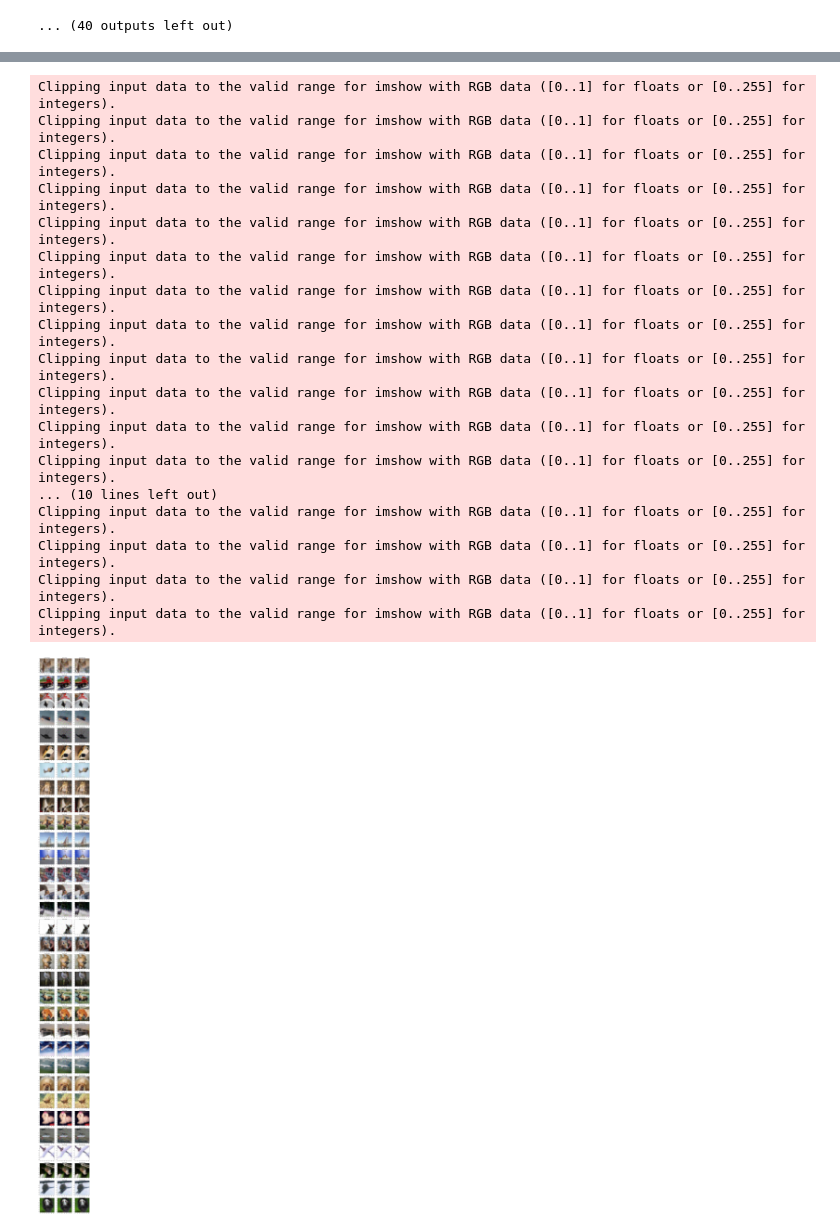
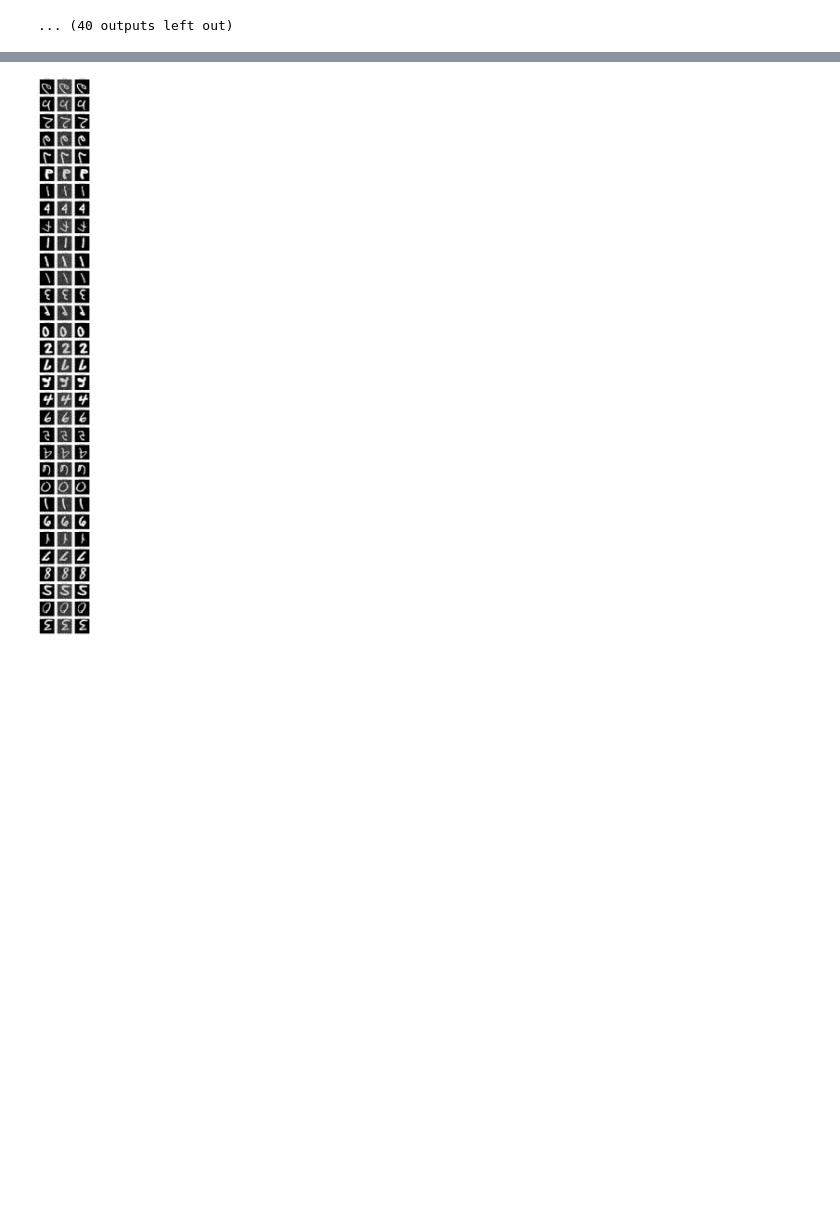
Before and after one commit to zaccharieramzi/understanding-unets, a Jupyter notebook: study.ipynb, the cells around one changed output, grey strips where cells are left out. Saved outputs shown, nothing was run; the diff lists cells and outputs as text; code cells hidden in the pictures; blank space fills up the shorter version.

Commit message:
going forward in unet study

```diff
--- a/study.ipynb
+++ b/study.ipynb
@@ -15,7 +21,7 @@ Using TensorFlow backend.
 # from tensorflow.python.client import device_lib
 # print(device_lib.list_local_devices())
 # %%
-model = unet(input_size=(32, 32, 3))
+model = unet(input_size=(28, 28, 1))
 # %% [output]
 WARNING:tensorflow:From /home/zaccharie/workspace/understanding-unets/venv/lib/python3.6/site-packages/tensorflow/python/framework/op_def_library.py:263: colocate_with (from tensorflow.python.framewor ...
 Instructions for updating:
@@ -26,19 +47,29 @@ Please use `rate` instead of `keep_prob`. Rate should be set to `rate = 1 - keep
 # %%
 batch_size = 32
-im_gen_train = im_generator_cifar(mode='training', validation_split=0.1, batch_size=batch_size)
-im_gen_val = im_generator_cifar(mode='validation', validation_split=0.1, batch_size=batch_size)
-im_gen_test = im_generator_cifar(mode='testing', batch_size=batch_size)
+noise_std = 30
+im_gen_train = im_generator(mode='training', validation_split=0.1, batch_size=batch_size, source='mnist', noise_std=noise_std)
+im_gen_val = im_generator(mode='validation', validation_split=0.1, batch_size=batch_size, source='mnist', noise_std=noise_std)
+im_gen_test = im_generator(mode='testing', batch_size=batch_size, source='mnist', noise_std=noise_std)
+# %%
+log_dir = op.join('logs', str(time.clock()))
+tboard_cback = TensorBoard(
+    log_dir=log_dir,
+    histogram_freq=1,
+    batch_size=batch_size,
+    write_graph=True,
+    write_images=True,
+)
 # %%
 history = model.fit_generator(
     im_gen_train,
     steps_per_epoch=int(0.9*5*1e4 / 32),
     epochs=50,
-    validation_data=im_gen_val,
+    validation_data=next(im_gen_val),
     validation_steps=int(0.1*5*1e4 / 32),
 #     validation_freq=2,
     verbose=0,
 #     use_multiprocessing=True,
-    callbacks=[TQDMNotebookCallback()],
+    callbacks=[TQDMNotebookCallback(), tboard_cback],
 )
 # %% [output]
 WARNING:tensorflow:From /home/zaccharie/workspace/understanding-unets/venv/lib/python3.6/site-packages/tensorflow/python/ops/math_ops.py:3066: to_int32 (from tensorflow.python.ops.math_ops) is depreca ...
@@ -75,28 +106,12 @@ batch_test_pred = model.predict(batch_test_noisy)
 # %%
 fig, axs = plt.subplots(32, 3, figsize=(14, 32*5))
 for example_id in range(32):
-    axs[example_id, 0].imshow(batch_test_gt[example_id])
+
+    axs[example_id, 0].imshow(batch_test_gt[example_id, ..., 0], cmap='gray')
     axs[example_id, 0].set_title("original image")
-    axs[example_id, 1].imshow(batch_test_noisy[example_id])
+    axs[example_id, 1].imshow(batch_test_noisy[example_id, ..., 0], cmap='gray')
     axs[example_id, 1].set_title("noisy image")
-    axs[example_id, 2].imshow(batch_test_pred[example_id])
+    axs[example_id, 2].imshow(batch_test_pred[example_id, ..., 0], cmap='gray')
     axs[example_id, 2].set_title("denoised image")
 # %% [output]
-Clipping input data to the valid range for imshow with RGB data ([0..1] for floats or [0..255] for integers).
-Clipping input data to the valid range for imshow with RGB data ([0..1] for floats or [0..255] for integers).
-Clipping input data to the valid range for imshow with RGB data ([0..1] for floats or [0..255] for integers).
-Clipping input data to the valid range for imshow with RGB data ([0..1] for floats or [0..255] for integers).
-Clipping input data to the valid range for imshow with RGB data ([0..1] for floats or [0..255] for integers).
-Clipping input data to the valid range for imshow with RGB data ([0..1] for floats or [0..255] for integers).
-Clipping input data to the valid range for imshow with RGB data ([0..1] for floats or [0..255] for integers).
-Clipping input data to the valid range for imshow with RGB data ([0..1] for floats or [0..255] for integers).
-Clipping input data to the valid range for imshow with RGB data ([0..1] for floats or [0..255] for integers).
-Clipping input data to the valid range for imshow with RGB data ([0..1] for floats or [0..255] for integers).
-Clipping input data to the valid range for imshow with RGB data ([0..1] for floats or [0..255] for integers).
-Clipping input data to the valid range for imshow with RGB data ([0..1] for floats or [0..255] for integers).
-... (10 lines left out)
-Clipping input data to the valid range for imshow with RGB data ([0..1] for floats or [0..255] for integers).
-Clipping input data to the valid range for imshow with RGB data ([0..1] for floats or [0..255] for integers).
-Clipping input data to the valid range for imshow with RGB data ([0..1] for floats or [0..255] for integers).
-Clipping input data to the valid range for imshow with RGB data ([0..1] for floats or [0..255] for integers).
-[figure, old version]
+[figure, new version]
```
Also changed, not shown: parts of 4 cells of this notebook.
